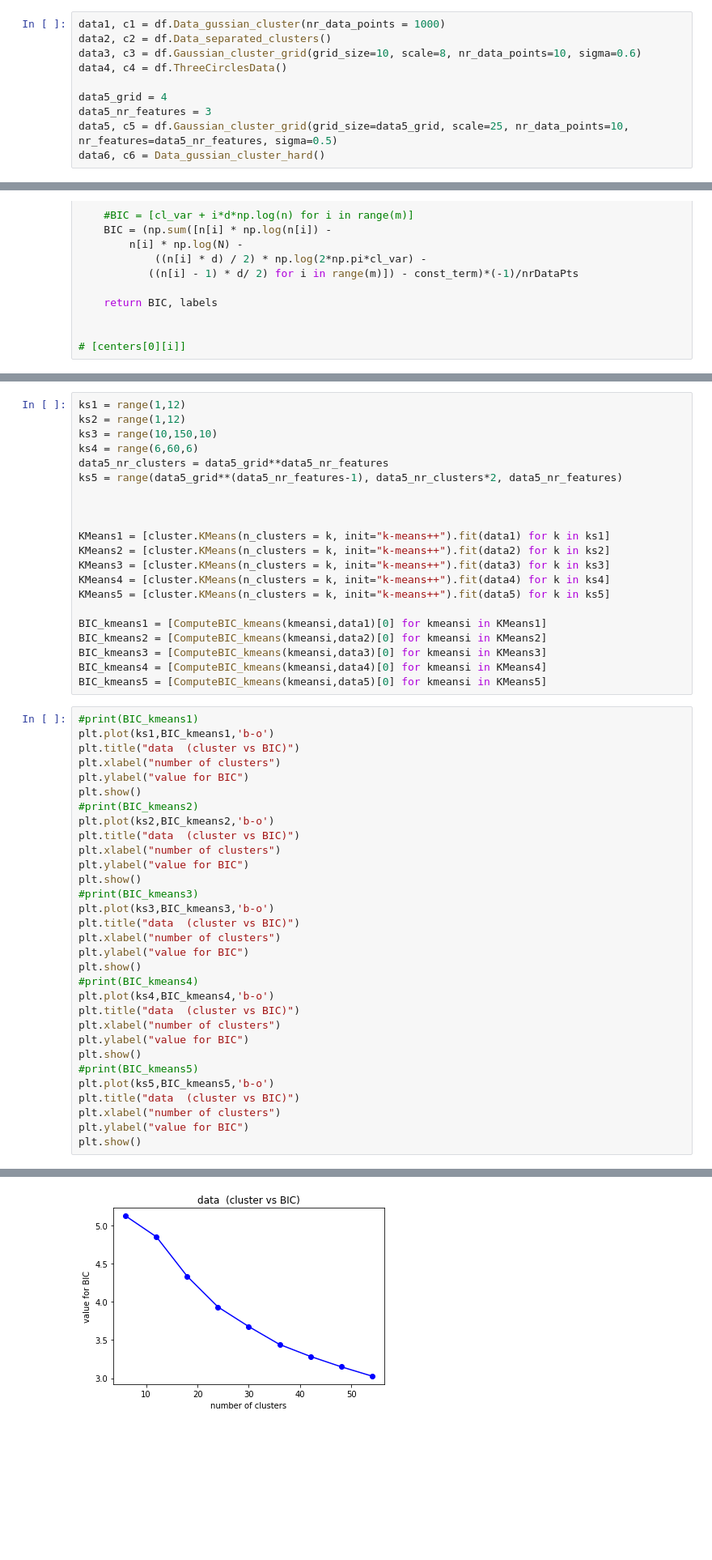
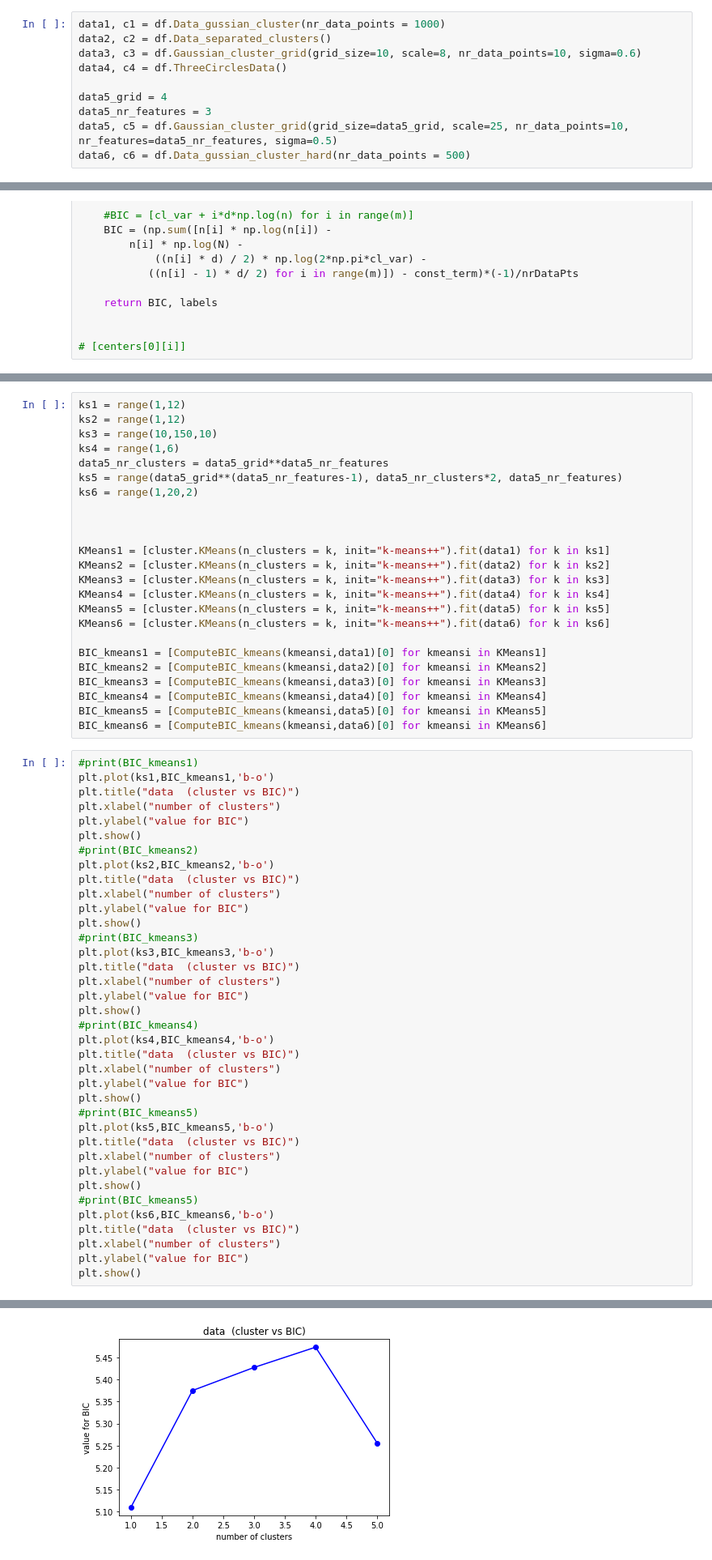
Before and after one commit to edforsberg/MME440_Project2, a Jupyter notebook: ErikF_BIC_Method.ipynb, the cells around one changed output, grey strips where cells are left out. Shown at 81% size. Drawn from its saved outputs; the diff is of its cells as text; blank space fills up the shorter version.

Commit message:
changed the hard data a bit
why am i doing this right now?

```diff
--- a/ErikF_BIC_Method.ipynb
+++ b/ErikF_BIC_Method.ipynb
@@ -20,7 +20,7 @@ data4, c4 = df.ThreeCirclesData()
 data5_grid = 4
 data5_nr_features = 3
 data5, c5 = df.Gaussian_cluster_grid(grid_size=data5_grid, scale=25, nr_data_points=10, nr_features=data5_nr_features, sigma=0.5)
-data6, c6 = Data_gussian_cluster_hard()
+data6, c6 = df.Data_gussian_cluster_hard(nr_data_points = 500)
 # %%
 plt.scatter(data1[:,0],data1[:,1],s=1,c=c1)
 plt.title('Gaussian, 1000 data points/cluser, std = 1, 2 variables')
@@ -110,9 +113,10 @@ def ComputeBIC_spec_clus(SpectralClustering, data):
 ks1 = range(1,12)
 ks2 = range(1,12)
 ks3 = range(10,150,10)
-ks4 = range(6,60,6)
+ks4 = range(1,6)
 data5_nr_clusters = data5_grid**data5_nr_features
 ks5 = range(data5_grid**(data5_nr_features-1), data5_nr_clusters*2, data5_nr_features)
+ks6 = range(1,20,2)
 
 
 
@@ -121,12 +125,14 @@ KMeans2 = [cluster.KMeans(n_clusters = k, init="k-means++").fit(data2) for k in
 KMeans3 = [cluster.KMeans(n_clusters = k, init="k-means++").fit(data3) for k in ks3]
 KMeans4 = [cluster.KMeans(n_clusters = k, init="k-means++").fit(data4) for k in ks4]
 KMeans5 = [cluster.KMeans(n_clusters = k, init="k-means++").fit(data5) for k in ks5]
+KMeans6 = [cluster.KMeans(n_clusters = k, init="k-means++").fit(data6) for k in ks6]
 
 BIC_kmeans1 = [ComputeBIC_kmeans(kmeansi,data1)[0] for kmeansi in KMeans1]
 BIC_kmeans2 = [ComputeBIC_kmeans(kmeansi,data2)[0] for kmeansi in KMeans2]
 BIC_kmeans3 = [ComputeBIC_kmeans(kmeansi,data3)[0] for kmeansi in KMeans3]
 BIC_kmeans4 = [ComputeBIC_kmeans(kmeansi,data4)[0] for kmeansi in KMeans4]
 BIC_kmeans5 = [ComputeBIC_kmeans(kmeansi,data5)[0] for kmeansi in KMeans5]
+BIC_kmeans6 = [ComputeBIC_kmeans(kmeansi,data6)[0] for kmeansi in KMeans6]
 # %%
 #print(BIC_kmeans1)
 plt.plot(ks1,BIC_kmeans1,'b-o')
@@ -158,4 +164,10 @@ plt.title("data  (cluster vs BIC)")
 plt.xlabel("number of clusters")
 plt.ylabel("value for BIC")
 plt.show()
+#print(BIC_kmeans5)
+plt.plot(ks6,BIC_kmeans6,'b-o')
+plt.title("data  (cluster vs BIC)")
+plt.xlabel("number of clusters")
+plt.ylabel("value for BIC")
+plt.show()
 # %% [output]
@@ -165,2 +177,2 @@ plt.show()
-[figure, old version]
+[figure, new version]
 [figure]
```
Also changed, not shown: parts of 4 cells of this notebook, 9 other files.
